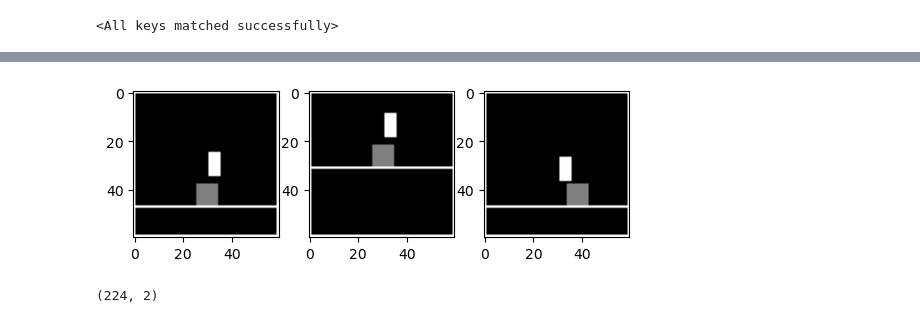
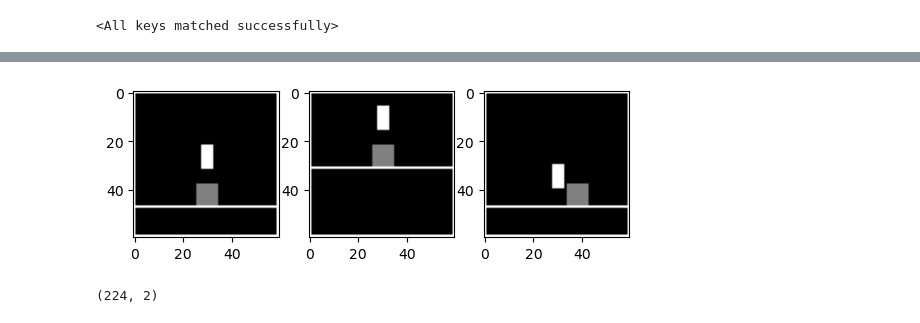
Before and after one commit to manusimidt/jku_master_thesis, a Jupyter notebook: visualize_embedding.ipynb, the cells around one changed output, grey strips where cells are left out. Cells and saved outputs as stored; diff of their text form; code cells hidden in the pictures.

```diff
--- a/visualize_embedding.ipynb
+++ b/visualize_embedding.ipynb
@@ -66,9 +82,9 @@ embeddings.shape
 # %%
-visualize_idx = 31
+visualize_idx = 28
 
 compare_imgs( states_a1[visualize_idx], states_a2[visualize_idx], states_b1[visualize_idx] )
 # %% [output]
-[figure, old version]
+[figure, new version]
 # %%
 n_components = 2
 tsne = TSNE(n_components)
```
Also changed, not shown: parts of 3 cells of this notebook, 9 other files.
